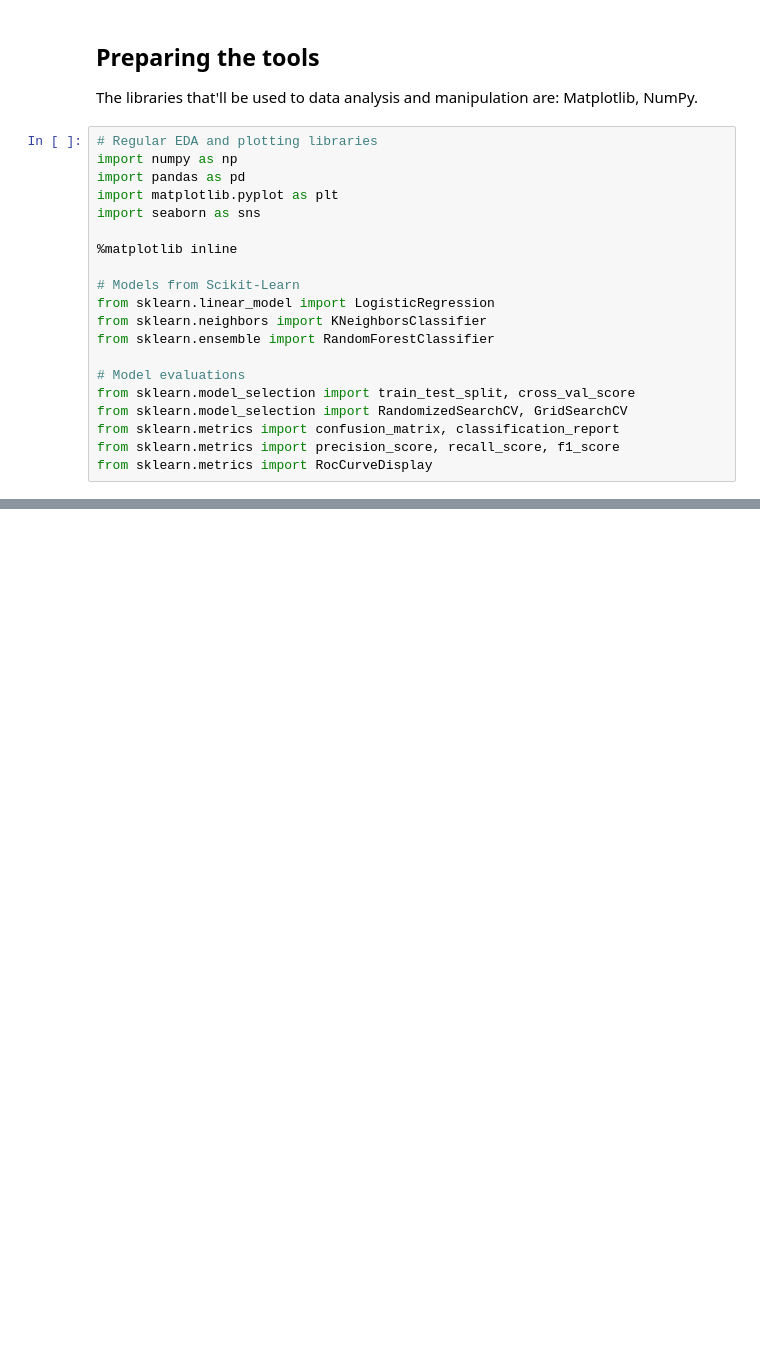
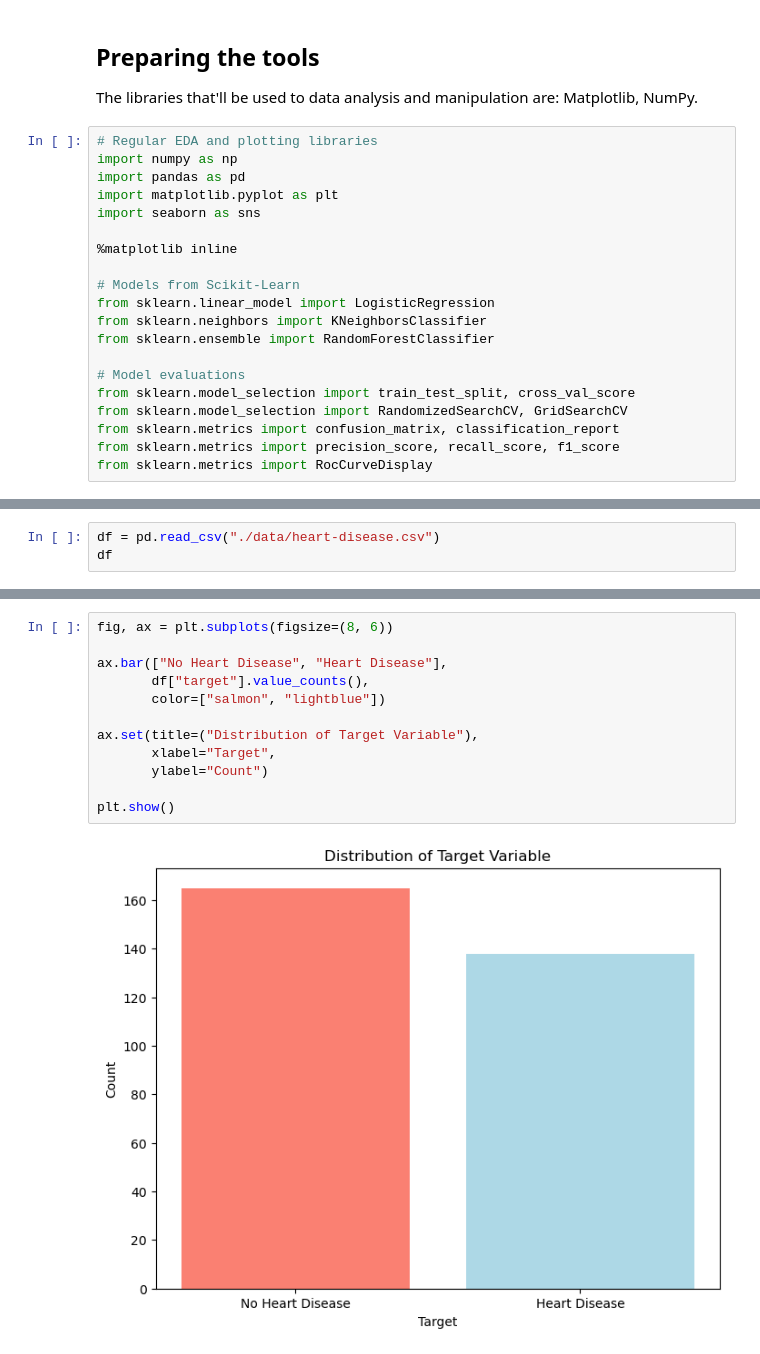
Before and after one commit to Dreyyyyy/heart-disease-detection, a Jupyter notebook: end-to-end-heart-disease-classification.ipynb, the cells around one changed output, grey strips where cells are left out. Saved outputs shown, nothing was run; the diff lists cells and outputs as text; blank space fills up the shorter version.

```diff
--- a/end-to-end-heart-disease-classification.ipynb
+++ b/end-to-end-heart-disease-classification.ipynb
@@ -93,0 +96,3 @@ from sklearn.metrics import RocCurveDisplay
+# %%
+df = pd.read_csv("./data/heart-disease.csv")
+df
@@ -93,0 +154,14 @@ from sklearn.metrics import RocCurveDisplay
+# %%
+fig, ax = plt.subplots(figsize=(8, 6))
+
+ax.bar(["No Heart Disease", "Heart Disease"],
+       df["target"].value_counts(),
+       color=["salmon", "lightblue"])
+
+ax.set(title=("Distribution of Target Variable"),
+       xlabel="Target",
+       ylabel="Count")
+
+plt.show()
+# %% [output]
+[figure, added]
```
Also changed, not shown: parts of 79 cells of this notebook, 1 other file.
